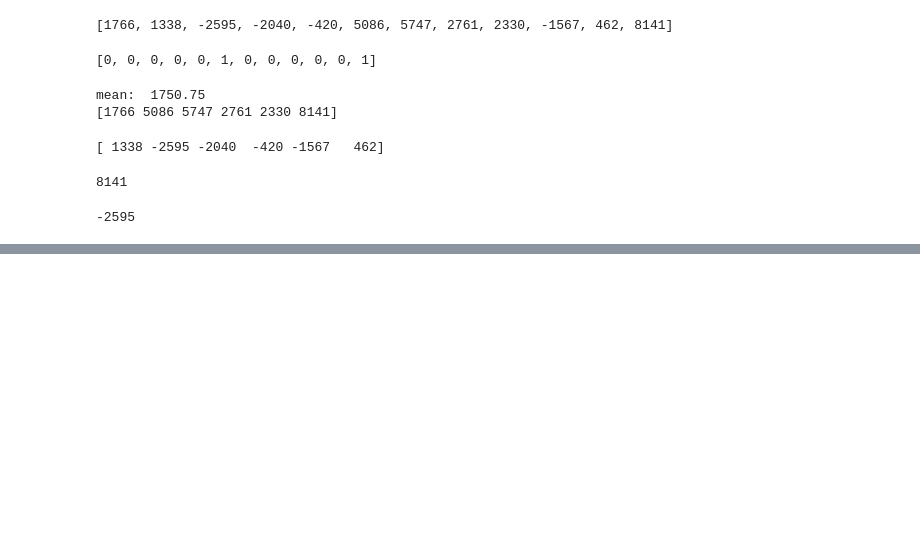
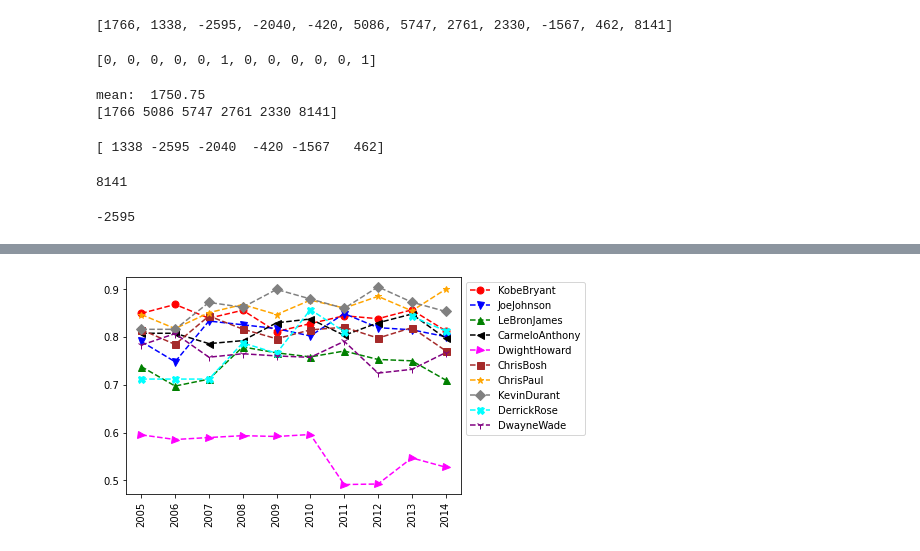
Before and after one commit to silviacolella/python-practices, a Jupyter notebook: Homework.ipynb, the cells around one changed output, grey strips where cells are left out. Drawn from its saved outputs; the diff is of its cells as text; code cells hidden in the pictures; blank space fills up the shorter version.

```diff
--- a/Homework.ipynb
+++ b/Homework.ipynb
@@ -121,0 +249,6 @@ print(min(profit_after_tax))
+# %%
+# Accuracy of Free Throws
+
+basketball_plot(FreeThrows/FreeThrowAttempts)
+# %% [output]
+[figure, added]
```
Also changed, not shown: parts of 8 cells of this notebook.
